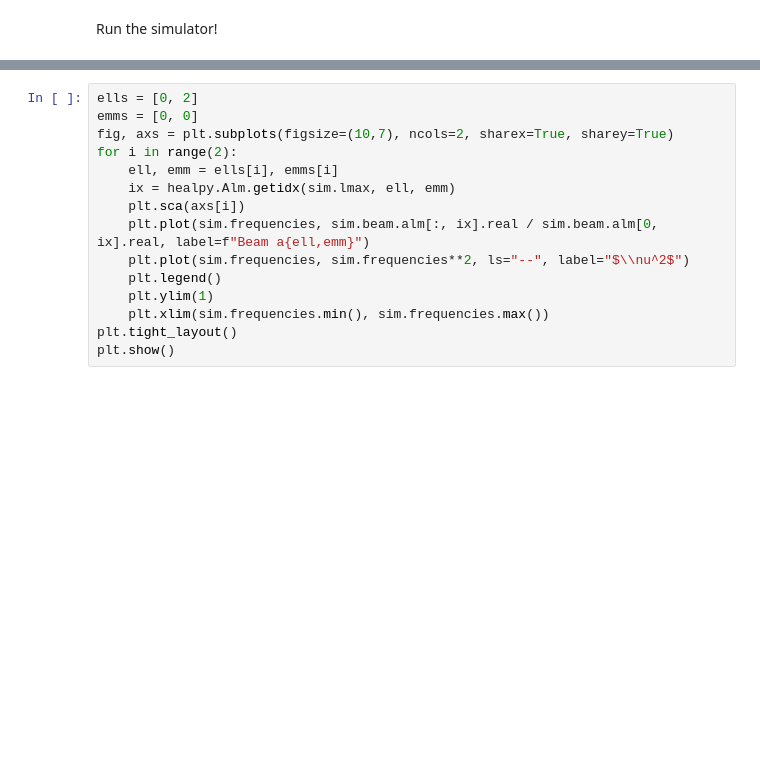
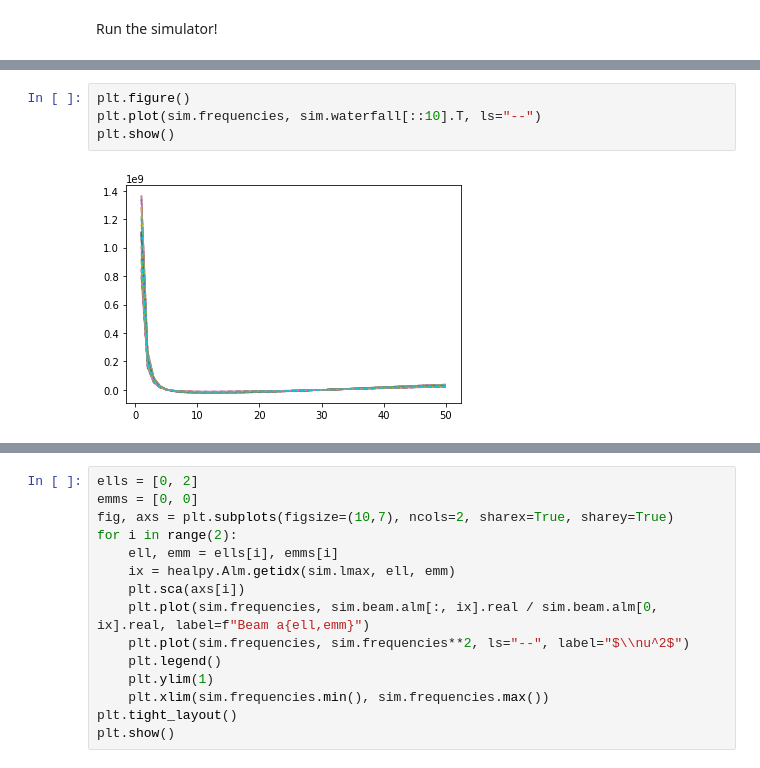
Before and after one commit to christianhbye/croissant, a Jupyter notebook: notebooks/example_sim.ipynb, the cells around one changed output, grey strips where cells are left out. Drawn from its saved outputs; the diff is of its cells as text; blank space fills up the shorter version.

```diff
--- a/notebooks/example_sim.ipynb
+++ b/notebooks/example_sim.ipynb
@@ -108,3 +87,9 @@ for t in range(10):
+# %%
+plt.figure()
+plt.plot(sim.frequencies, sim.waterfall[::10].T, ls="--")
+plt.show()
+# %% [output]
+[figure, added]
 # %%
 plt.figure()
 plt.plot(sim.waterfall[:, 0])
```
Also changed, not shown: parts of 8 cells of this notebook.
